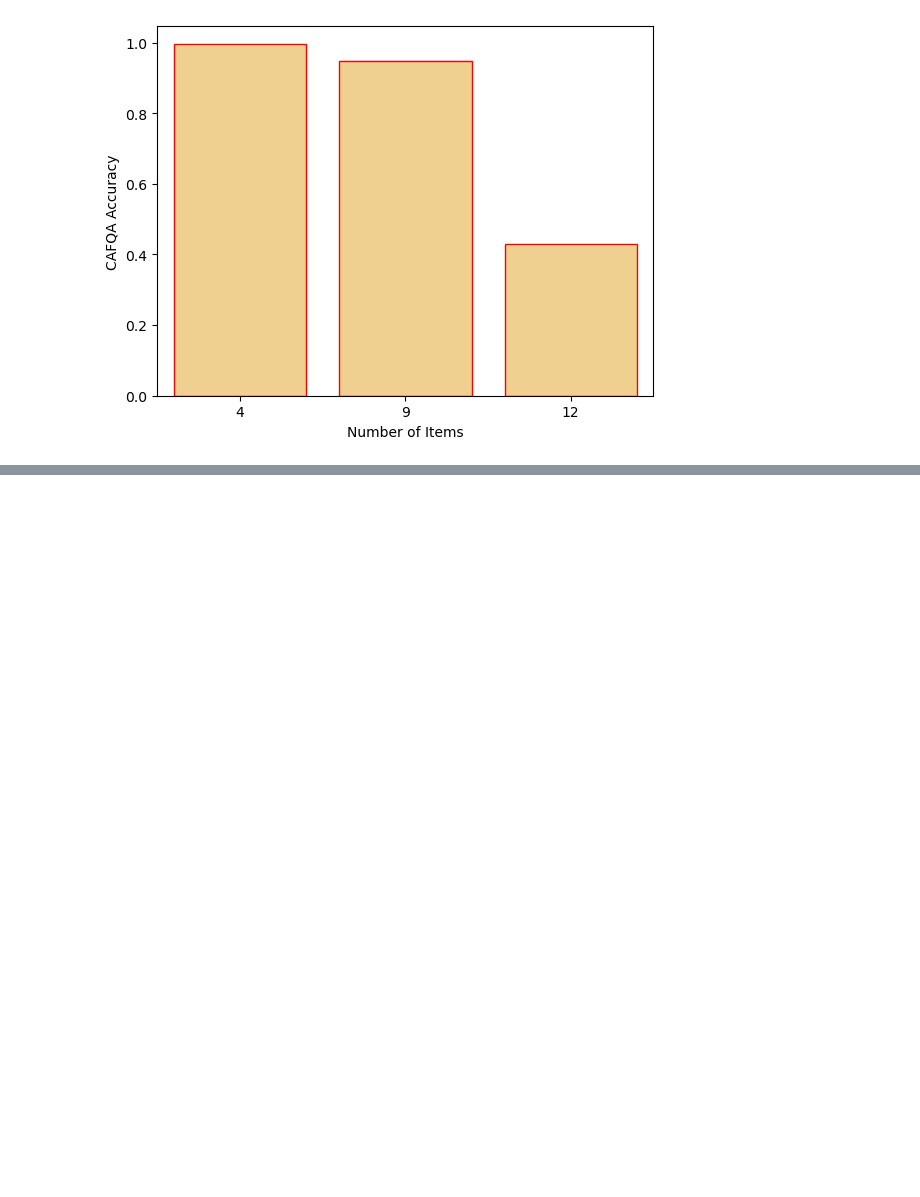
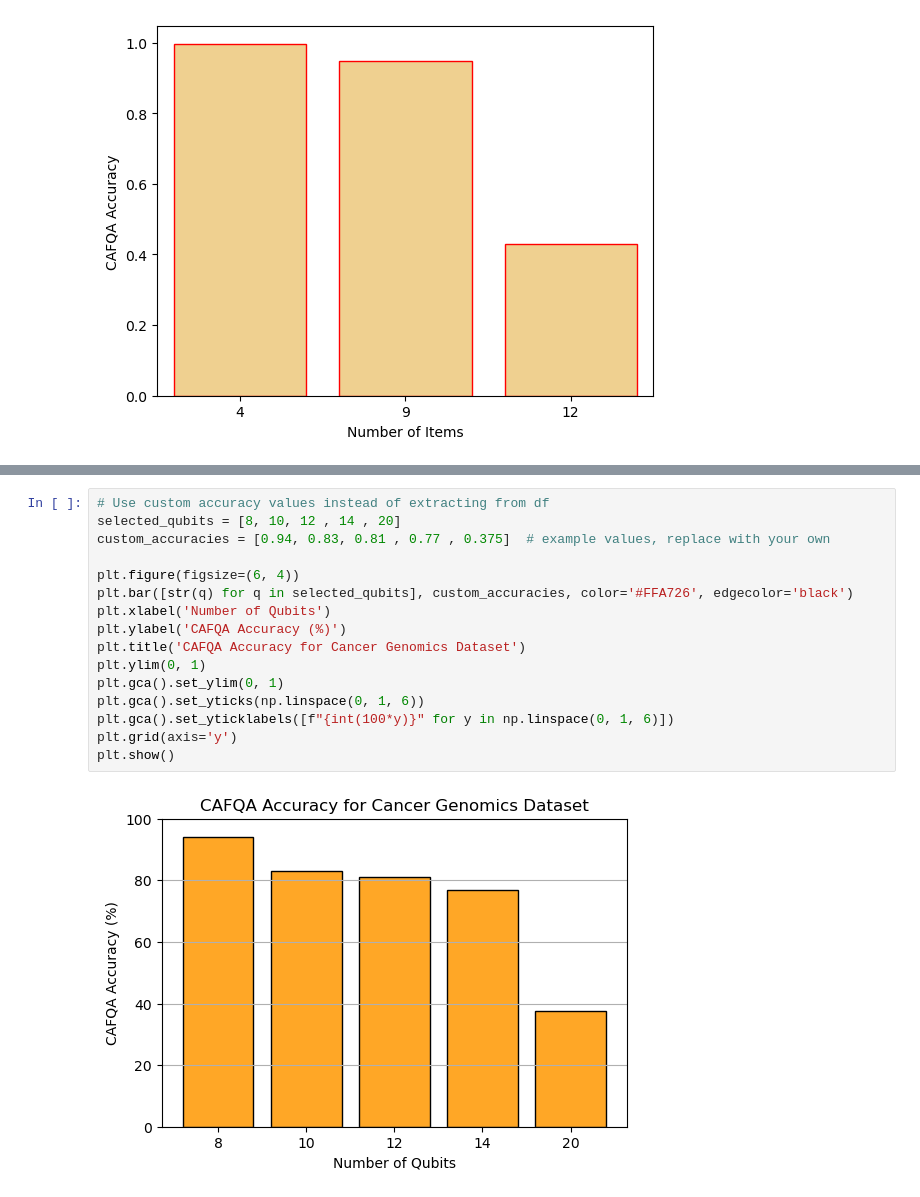
Before and after one commit to d-bharadwaj/SPIQ, a Jupyter notebook: playground_scripts/final_data_analysis.ipynb, the cells around one changed output, grey strips where cells are left out. Drawn from its saved outputs; the diff is of its cells as text; blank space fills up the shorter version.

```diff
--- a/playground_scripts/final_data_analysis.ipynb
+++ b/playground_scripts/final_data_analysis.ipynb
@@ -658,0 +726,18 @@ plt.show()
+# %%
+# Use custom accuracy values instead of extracting from df
+selected_qubits = [8, 10, 12 , 14 , 20]
+custom_accuracies = [0.94, 0.83, 0.81 , 0.77 , 0.375]  # example values, replace with your own
+
+plt.figure(figsize=(6, 4))
+plt.bar([str(q) for q in selected_qubits], custom_accuracies, color='#FFA726', edgecolor='black')
+plt.xlabel('Number of Qubits')
+plt.ylabel('CAFQA Accuracy (%)')
+plt.title('CAFQA Accuracy for Cancer Genomics Dataset')
+plt.ylim(0, 1)
+plt.gca().set_ylim(0, 1)
+plt.gca().set_yticks(np.linspace(0, 1, 6))
+plt.gca().set_yticklabels([f"{int(100*y)}" for y in np.linspace(0, 1, 6)])
+plt.grid(axis='y')
+plt.show()
+# %% [output]
+[figure, added]
```
Also changed, not shown: parts of 12 cells of this notebook, 6 other files.
